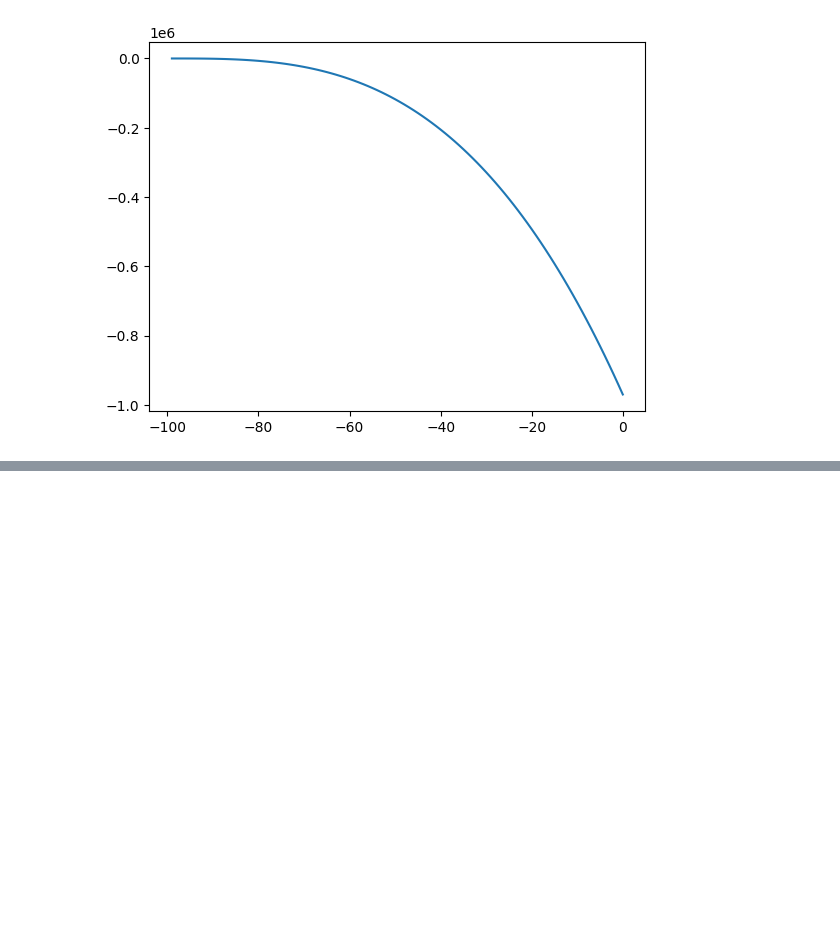
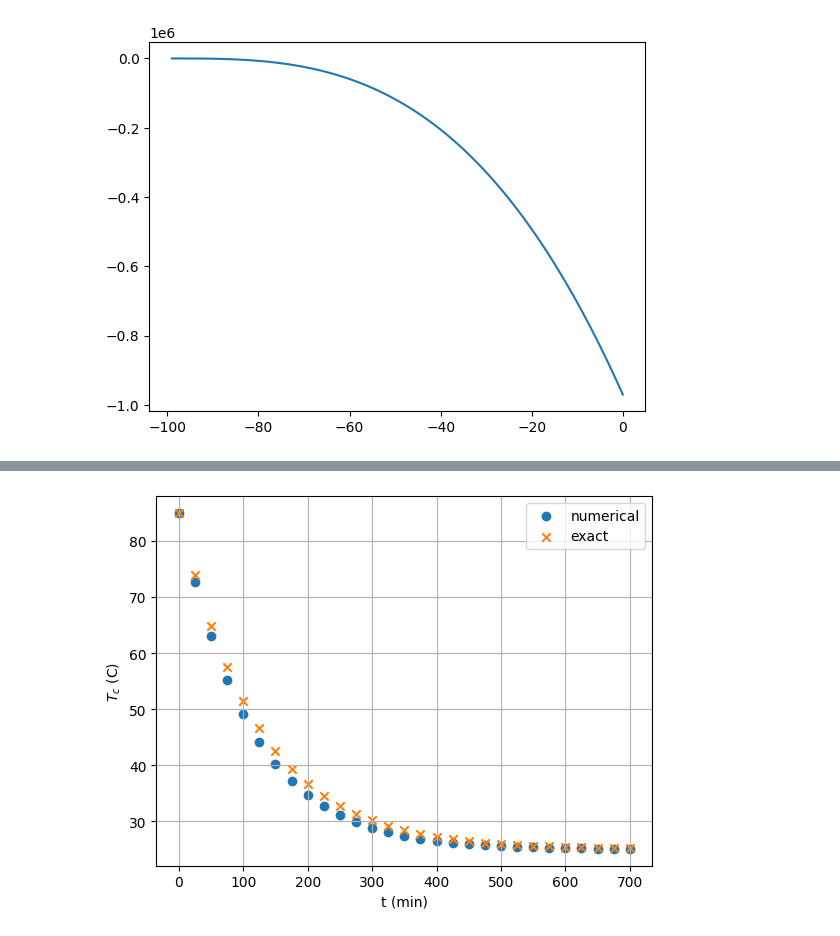
Before and after one commit to adevrent/mitx_python, a Jupyter notebook: CSE.0002x/Unit 8/unit_8.ipynb, the cells around one changed output, grey strips where cells are left out. Saved outputs shown, nothing was run; the diff lists cells and outputs as text; code cells hidden in the pictures; blank space fills up the shorter version.

```diff
--- a/CSE.0002x/Unit 8/unit_8.ipynb
+++ b/CSE.0002x/Unit 8/unit_8.ipynb
@@ -186,0 +324,86 @@ class IVP(object):
+# %%
+import matplotlib.pyplot as plt
+import math
+from coffee_model_rev2 import coffeeIVP
+
+def solve_coffee(coffee_IVP, dt):
+    # Sets initial condition
+    t0 = coffee_IVP.get_tI()
+    v0 = coffee_IVP.get_uI()
+
+    t = [t0]
+    v = [v0[0]]
+
+    # Get final time
+    tF = coffee_IVP.get_tF()
+
+    # Loop from from t=t0 to t>=tF
+    tn = t[0]
+    vn = v[0]
+
+    while (tn<tF):
+        # Calculate forcing
+        fn = coffee_IVP.evalf([vn],tn)
+
+        # Update solution and time
+        vn1 = vn + dt*fn[0]
+        tn1 = tn + dt
+
+        # Append to v and t
+        v.append(vn1)
+        t.append(tn1)
+
+        # Set vn and tn for next iteration
+        vn = vn1
+        tn = tn1
+
+    return t, v
+
+mc   = 0.35 # kg
+cc   = 4200.0 # J / (kg C)
+h    = 5.0 # W/(m^2 C)
+A    = 0.04 # m^2
+Tout = 25.0 # C
+
+TcI   = 85.0 # Initial temperature of coffee (C)
+tFmin = 700.0 # final time to simulate to (min)
+dtmin = 2.5e1 # time increment to give solutions at (min)
+
+# Convert times to seconds
+tF = tFmin*60
+dt = dtmin*60
+
+# Initialize CoffeeIVP object
+p = {}
+p['h']    = h
+p['A']    = A
+p['mc']   = mc
+p['cc']   = cc
+p['Tout'] = Tout
+
+coffeeIVP_hotday = coffeeIVP([TcI], 0.0, tF, p)
+
+# Solve coffee IVP
+t, Tc = solve_coffee(coffeeIVP_hotday, dt)
+
+# Calculate exact solution
+u = []
+
+lam  = -h*A/(mc*cc)
+
+for n in range(len(t)):
+    ts = t[n]
+    t[n] = t[n]/60.0 # convert to minutes
+    un = Tout + (TcI-Tout)*math.exp(lam*ts) # this is the exact solution
+    u.append(un)
+
+# Plot
+fig, ax = plt.subplots()
+ax.scatter(t,Tc,marker='o',label='numerical')
+ax.set_xlabel('t (min)')
+ax.set_ylabel('$T_c$ (C)')
+ax.grid(True)
+
+ax.scatter(t,u,marker='x',label='exact')
+ax.legend()
+# %% [output]
@@ -186,0 +411 @@ class IVP(object):
+[figure, added]
```
Also changed, not shown: parts of 9 cells of this notebook, 3 other files.
